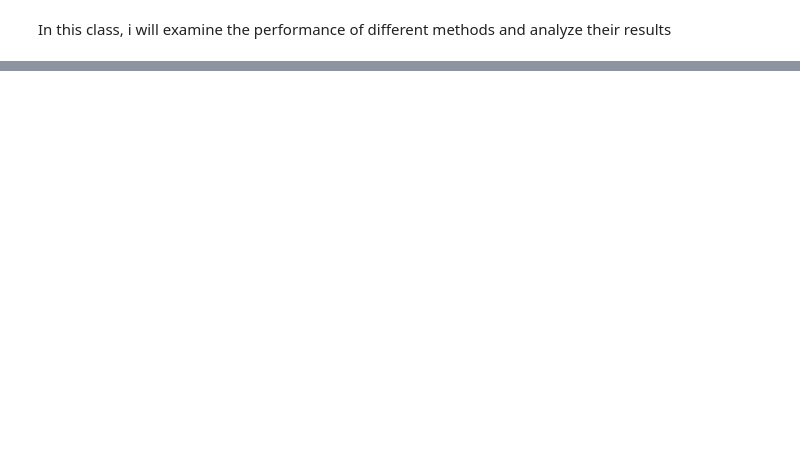
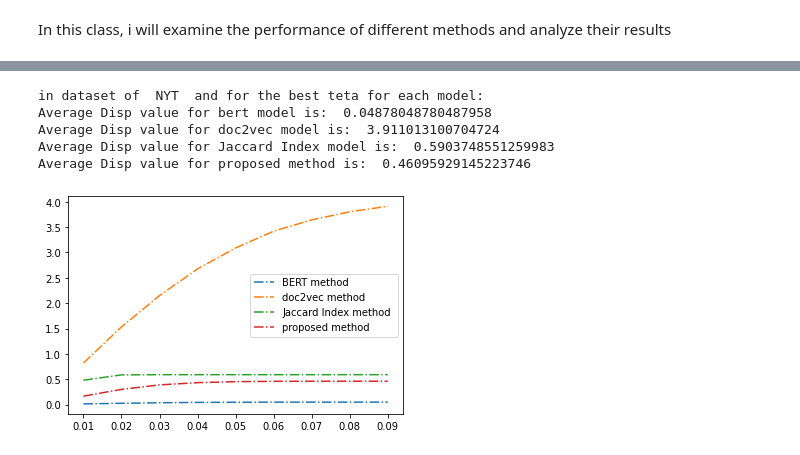
Before and after one commit to AlirezaPNouri/Storytelling, a Jupyter notebook: Experiment_comparison_Methods.ipynb, the cells around one changed output, grey strips where cells are left out. Saved outputs shown, nothing was run; the diff lists cells and outputs as text; code cells hidden in the pictures; blank space fills up the shorter version.

```diff
--- a/Experiment_comparison_Methods.ipynb
+++ b/Experiment_comparison_Methods.ipynb
@@ -208,0 +202,7 @@ Text(0, 0.5, 'Probability Density')
+# %%
+def final_disp(story_, teta):
+  res = list()
+  for i in range(len(story_)):
+    for j in range(i, len(story_)):
+      res.append(disp(story_[i], story_[j], len(story_), teta, i, j))
+  return sum(res)/len(res)
@@ -208,0 +239,52 @@ Text(0, 0.5, 'Probability Density')
+# %%
+disp_list_bert = list()
+disp_list_doc2vec = list()
+disp_list_ji = list()
+disp_list_proposed = list()
+for teta in np.arange(0.01, 0.1, 0.01):
+  disp_list_bert.append([final_disp(x, teta) for x in bert_story_embed])
+  disp_list_doc2vec.append([final_disp(x, teta) for x in doc2vec_story_embed])
+  disp_list_ji.append([final_disp(x, teta) for x in ji_story_embed])
+  disp_list_proposed.append([final_disp(x, teta) for x in proposed_story_embed])
+# %%
+z_disp_list_bert = [sum(x) for x in disp_list_bert]
+z_disp_list_doc2vec = [sum(x) for x in disp_list_doc2vec]
+z_disp_list_ji = [sum(x) for x in disp_list_ji]
+z_disp_list_proposed = [sum(x) for x in disp_list_proposed]
+# %%
+print('in dataset of ', dataset,' and for the best teta for each model:')
+print('Average Disp value for bert model is: ', max(z_disp_list_bert))
+print('Average Disp value for doc2vec model is: ', max(z_disp_list_doc2vec))
+print('Average Disp value for Jaccard Index model is: ', max(z_disp_list_ji))
+print('Average Disp value for proposed method is: ', max(z_disp_list_proposed))
+# %% [output]
+in dataset of  NYT  and for the best teta for each model:
+Average Disp value for bert model is:  0.04878048780487958
+Average Disp value for doc2vec model is:  3.911013100704724
+Average Disp value for Jaccard Index model is:  0.5903748551259983
+Average Disp value for proposed method is:  0.46095929145223746
+# %%
+# importing package
+import matplotlib.pyplot as plt
+import numpy as np
+
+# create data
+
+
+y = z_disp_list_bert
+x = np.arange(0.01, 0.1, 0.01)
+plt.plot(x, y, label = "BERT method ", linestyle="-." )
+
+y = z_disp_list_doc2vec
+plt.plot(x, y, label = "doc2vec method ", linestyle="-." )
+
+y = z_disp_list_ji
+plt.plot(x, y, label = "Jaccard Index method ", linestyle="-." )
+
+y = z_disp_list_proposed
+plt.plot(x, y, label = "proposed method ", linestyle="-." )
+
+plt.legend()
+plt.show()
+# %% [output]
+[figure, added]
```
Also changed, not shown: parts of 7 cells of this notebook.
